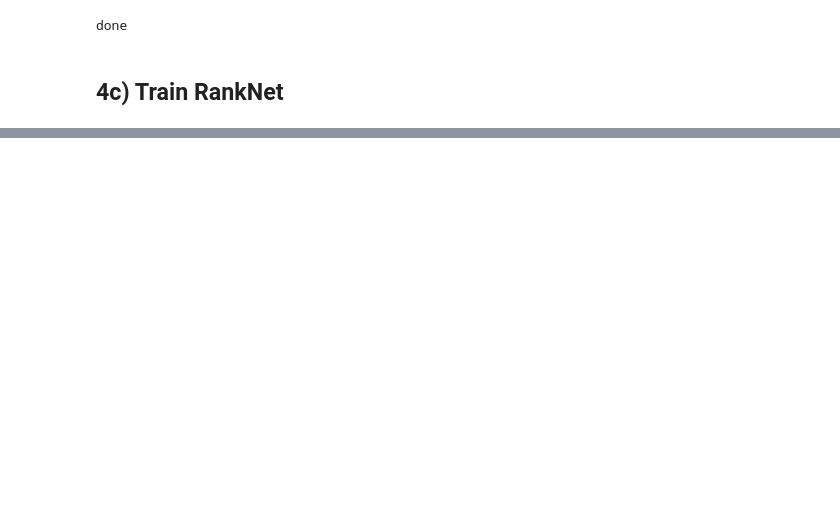
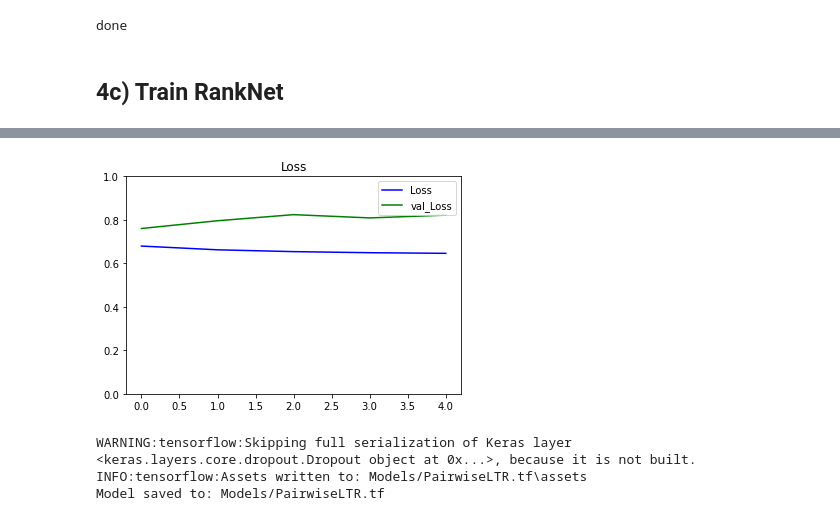
Before and after one commit to pyliut/CSMOM_HT22, a Jupyter notebook: NeuralNetworks_TomLiu.ipynb, the cells around one changed output, grey strips where cells are left out. Saved outputs shown, nothing was run; the diff lists cells and outputs as text; code cells hidden in the pictures; blank space fills up the shorter version.

```diff
--- a/NeuralNetworks_TomLiu.ipynb
+++ b/NeuralNetworks_TomLiu.ipynb
@@ -1198,0 +1254,9 @@ Base index mdd:  0.5294687257078193
+# %%
+# train model using compile and fit
+learning_rate = 1e-2
+ranknet = RankNet()
+opt = optimizers.Adam(learning_rate=learning_rate)
+ranknet.compile(optimizer=opt, loss='binary_crossentropy',
+    metrics=tfr.keras.metrics.get("ndcg", topn=5, name="NDCG@5"))
+
+history = ranknet.fit([xi_train, xj_train], pij_train, epochs=5, batch_size=500, validation_data=([xi_test, xj_test], pij_test))
@@ -1198,0 +1274,29 @@ Base index mdd:  0.5294687257078193
+# %%
+# function for plotting loss
+def plot_metrics(train_metric, val_metric=None, metric_name=None, title=None, ylim=5):
+    plt.title(title)
+    plt.ylim(0,ylim)
+    plt.plot(train_metric,color='blue',label=metric_name)
+    if val_metric is not None: plt.plot(val_metric,color='green',label='val_' + metric_name)
+    plt.legend(loc="upper right")
+
+# plot loss history
+plot_metrics(history.history['loss'], history.history['val_loss'], "Loss", "Loss", ylim=1.0)
+# %% [output]
+[figure, added]
+# %%
+# save model
+if is_regression == True:
+    label = "Models/NNreg_" + str(len(features)) + "features_" + str(len(hidden)) + "layers_" + str(num_epochs) + "epochs.h5"
+if is_ltr == True:
+    label = "Models/PairwiseLTR_NDCG.tf"
+else:
+    label = "Models/NNclf_" + str(len(features)) + "features_" + str(len(hidden)) + "layers_" + str(num_epochs) + "epochs.h5"
+
+ranknet.save(label)
+print("Model saved to: " + label)
+#loaded_model = tf.keras.models.load_model(label, compile = False)
+# %% [output]
+WARNING:tensorflow:Skipping full serialization of Keras layer <keras.layers.core.dropout.Dropout object at 0x...>, because it is not built.
+INFO:tensorflow:Assets written to: Models/PairwiseLTR.tf\assets
+Model saved to: Models/PairwiseLTR.tf
```
Also changed, not shown: parts of 28 cells of this notebook.
